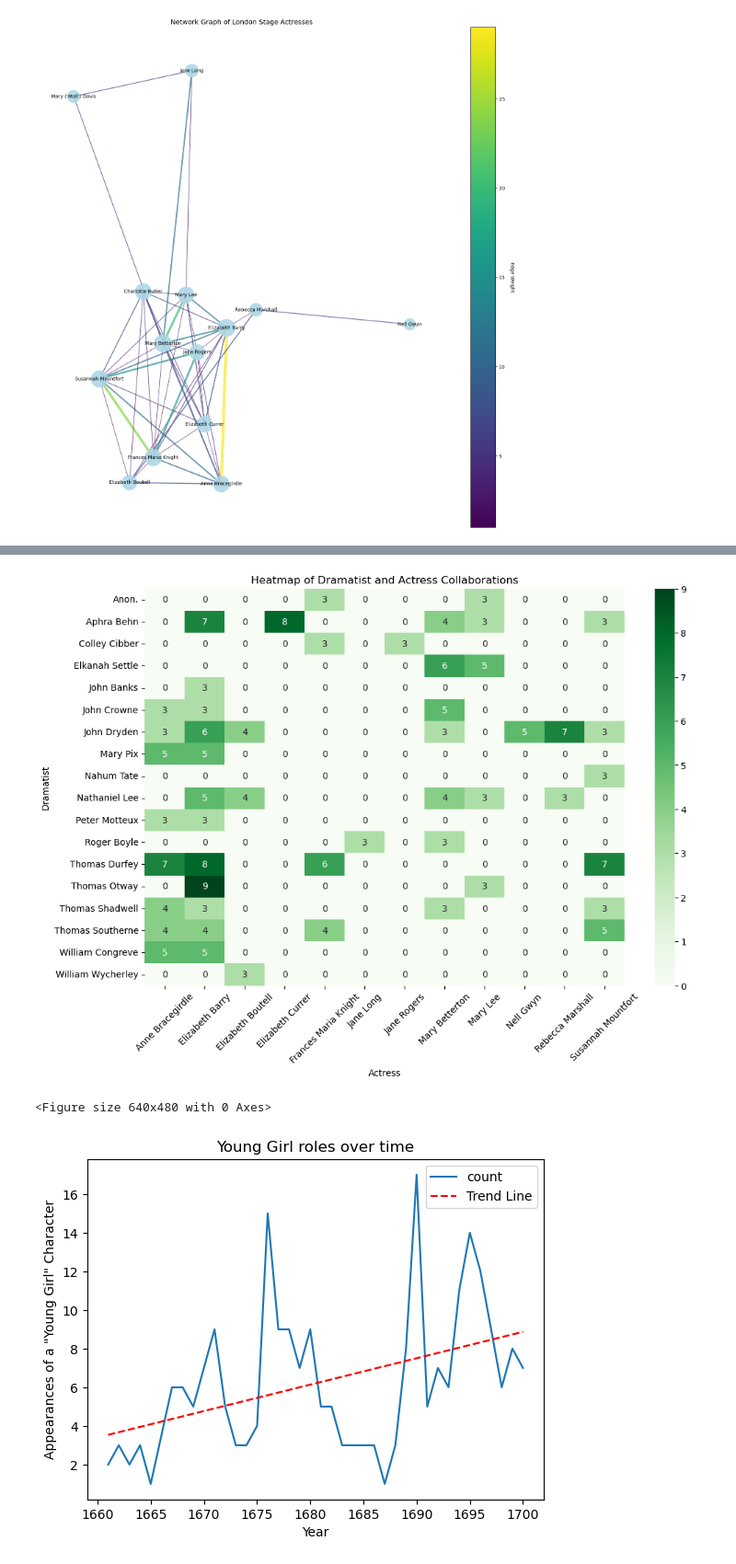
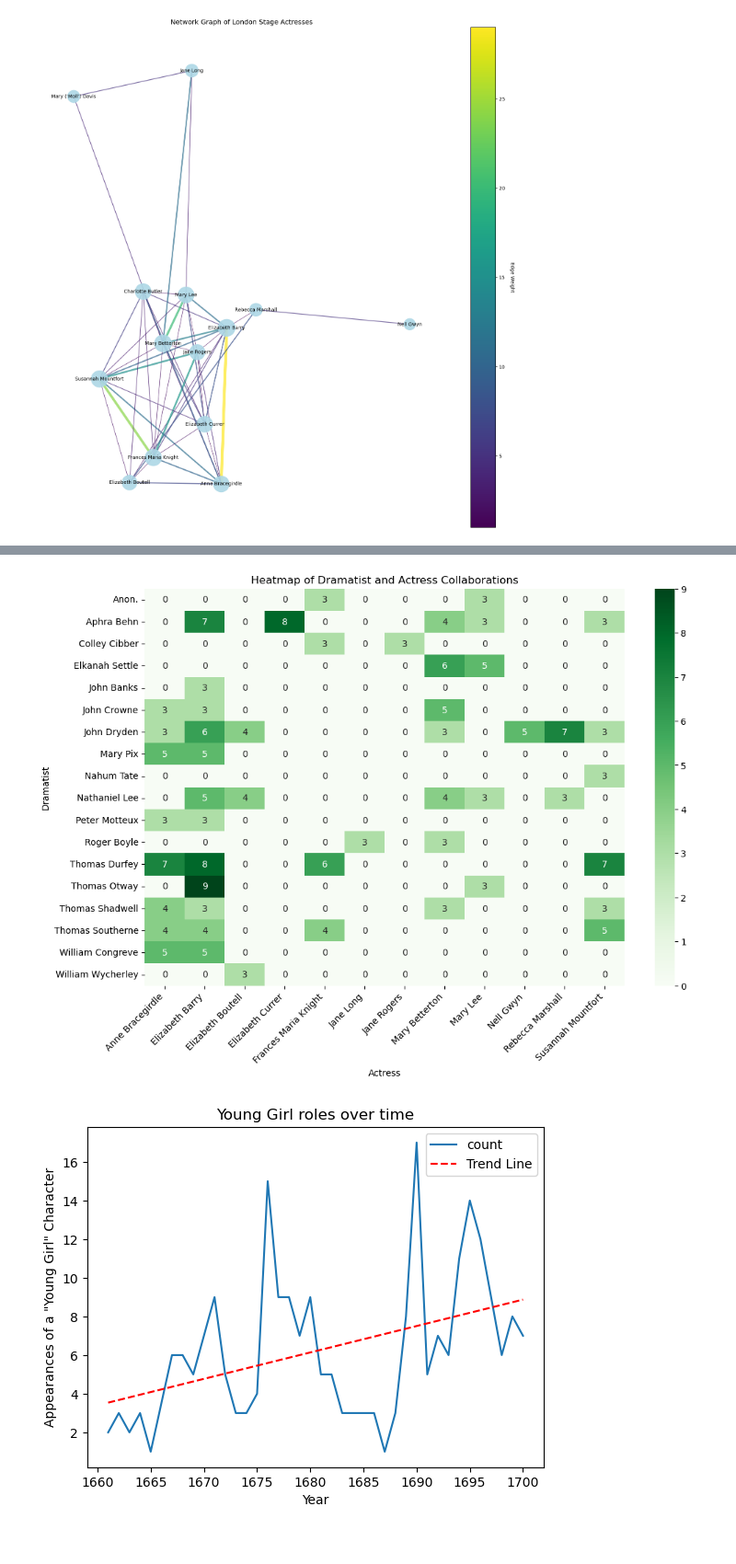
Before and after one commit to conchobha/LondonStage, a Jupyter notebook: docs/NetworkVisualization.ipynb, the cells around one changed output, grey strips where cells are left out. Shown at 92% size. Saved outputs shown, nothing was run; the diff lists cells and outputs as text; code cells hidden in the pictures.

```diff
--- a/docs/NetworkVisualization.ipynb
+++ b/docs/NetworkVisualization.ipynb
@@ -221,17 +220,17 @@ Dramatist_Actress = duckdb.query('SELECT Dramatist, Actress, count(*) as count F
 # %%
 # Plot the Dramatist_Actress df as a heatmap
 plt.figure(figsize=(12, 8))
 heatmap_data = Dramatist_Actress.pivot_table(index='Dramatist', columns='Actress', values='count', fill_value=0)
 sns.heatmap(heatmap_data, cmap='Greens', annot=True)
 plt.title('Heatmap of Dramatist and Actress Collaborations')
 plt.xlabel('Actress')
 plt.ylabel('Dramatist')
-plt.xticks(rotation=45)
+# rotate the x-axis labels for better readability, but have the end of the labels match with the x-axis tick
+plt.xticks(rotation=45, ha='right')
 plt.savefig('../Visualizations/Dramatist_Actress_connections.png', dpi=300, bbox_inches='tight')
 plt.show()
 # %% [output]
-[figure, old version]
+[figure, new version]
-<Figure size 640x480 with 0 Axes>
 # %%
 young_girl_year = duckdb.query("SELECT Year, count(*) as count FROM data WHERE Type = 'young girl' AND Year IS NOT NULL GROUP BY Year ORDER BY Year ASC").df()
 
```
Also changed, not shown: parts of 2 cells of this notebook, 1 other file.
